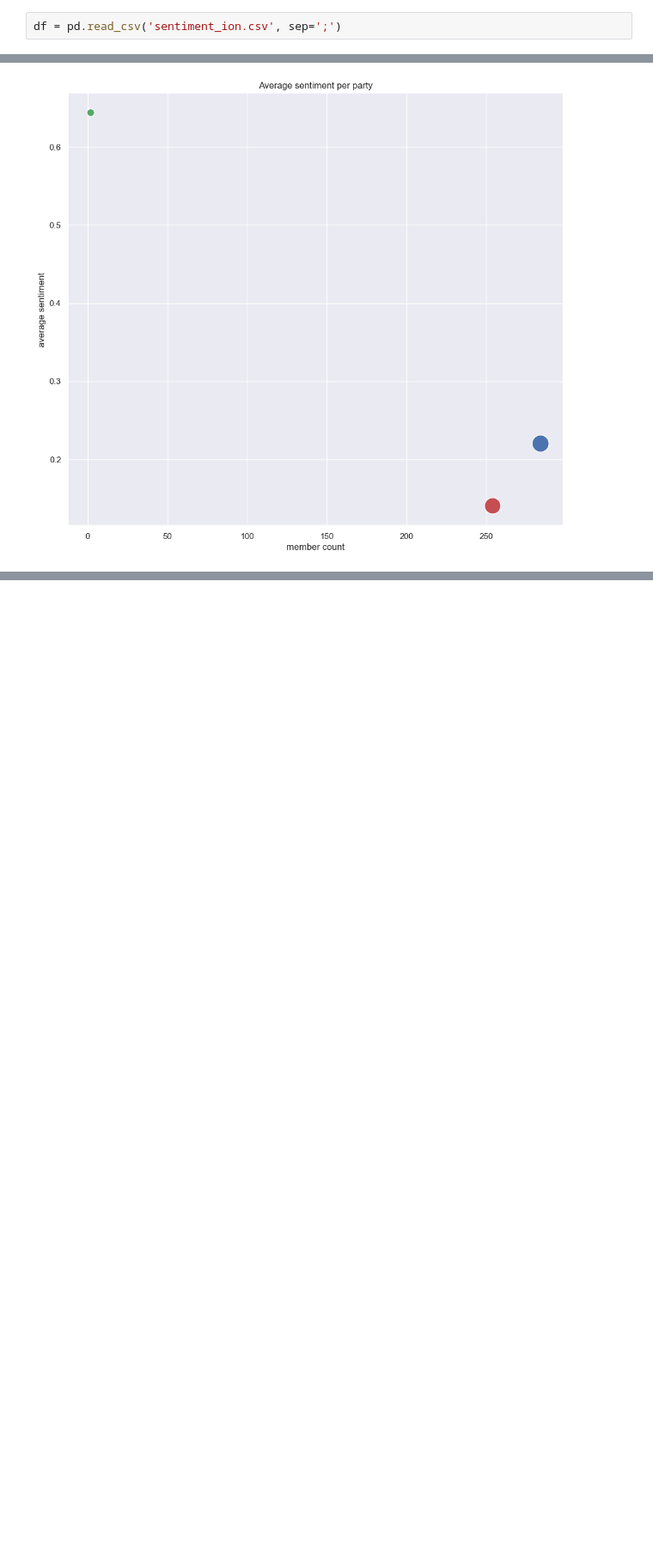
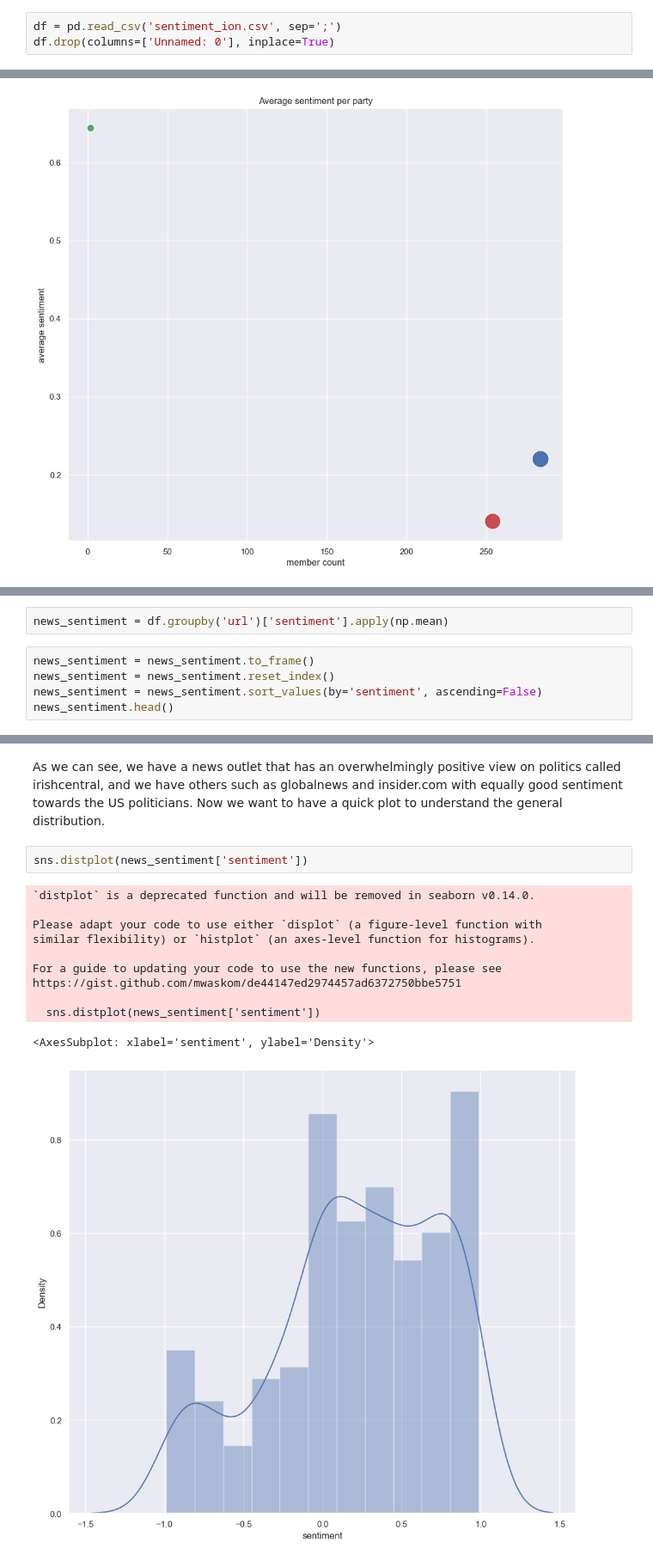
Before and after one commit to WizenPainter/Politician_Graph, a Jupyter notebook: Final_report.ipynb, the cells around one changed output, grey strips where cells are left out. Shown at 86% size. Cells and saved outputs as stored; diff of their text form; blank space fills up the shorter version.

```diff
--- a/Final_report.ipynb
+++ b/Final_report.ipynb
@@ -21,6 +21,7 @@ sen = pd.read_csv('term-116_senate.csv')
 con = pd.read_csv('term-116_congress.csv')
 # %%
 df = pd.read_csv('sentiment_ion.csv', sep=';')
+df.drop(columns=['Unnamed: 0'], inplace=True)
 # %%
 poli = pd.concat([sen, con], axis=0)
 # %% [markdown]
@@ -132,0 +147,7 @@ Text(0.5, 1.0, 'Average sentiment per party')
+# %%
+news_sentiment = df.groupby('url')['sentiment'].apply(np.mean)
+# %%
+news_sentiment = news_sentiment.to_frame()
+news_sentiment = news_sentiment.reset_index()
+news_sentiment = news_sentiment.sort_values(by='sentiment', ascending=False)
+news_sentiment.head()
@@ -132,0 +161,16 @@ Text(0.5, 1.0, 'Average sentiment per party')
+# %% [markdown]
+As we can see, we have a news outlet that has an overwhelmingly positive view on politics called irishcentral, and we have others such as globalnews and insider.com with equally good sentiment towards the US politicians. Now we want to have a quick plot to understand the general distribution.
+# %%
+sns.distplot(news_sentiment['sentiment'])
+# %% [output]
+`distplot` is a deprecated function and will be removed in seaborn v0.14.0.
+
+Please adapt your code to use either `displot` (a figure-level function with
+similar flexibility) or `histplot` (an axes-level function for histograms).
+
+For a guide to updating your code to use the new functions, please see
+https://gist.github.com/mwaskom/de44147ed2974457ad6372750bbe5751
+
+  sns.distplot(news_sentiment['sentiment'])
+<AxesSubplot: xlabel='sentiment', ylabel='Density'>
+[figure, added]
```
Also changed, not shown: parts of 46 cells of this notebook.
